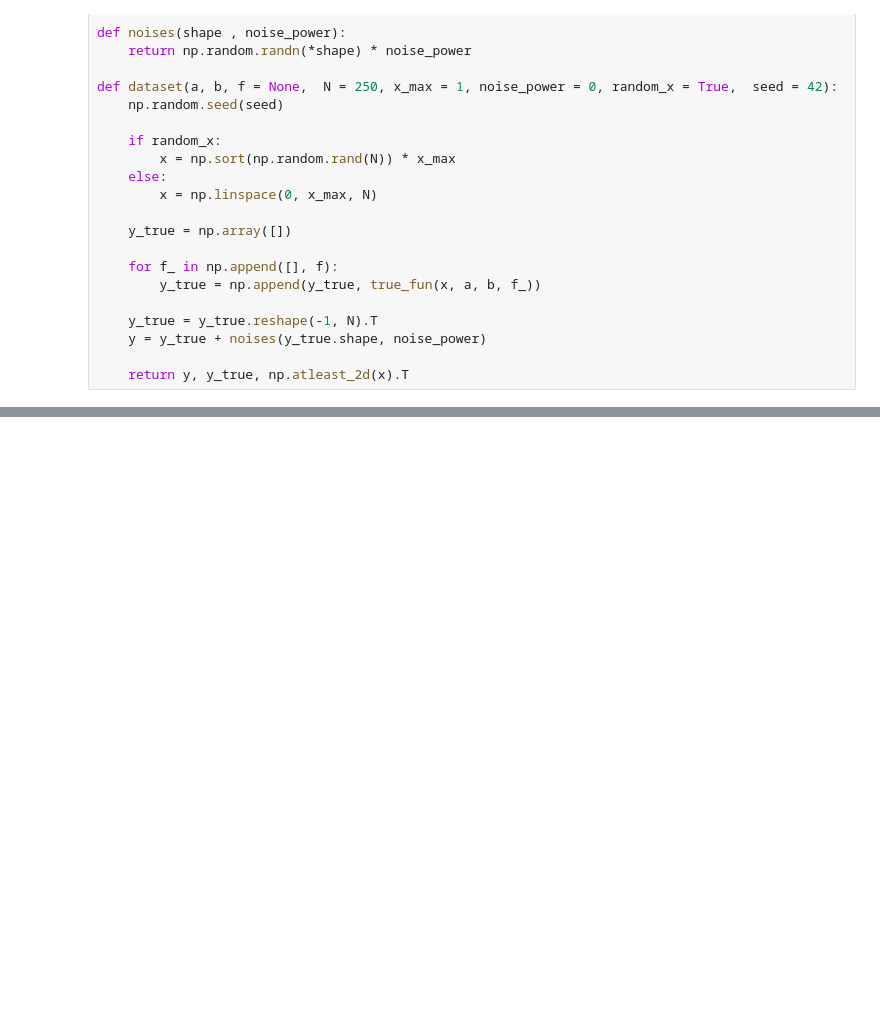
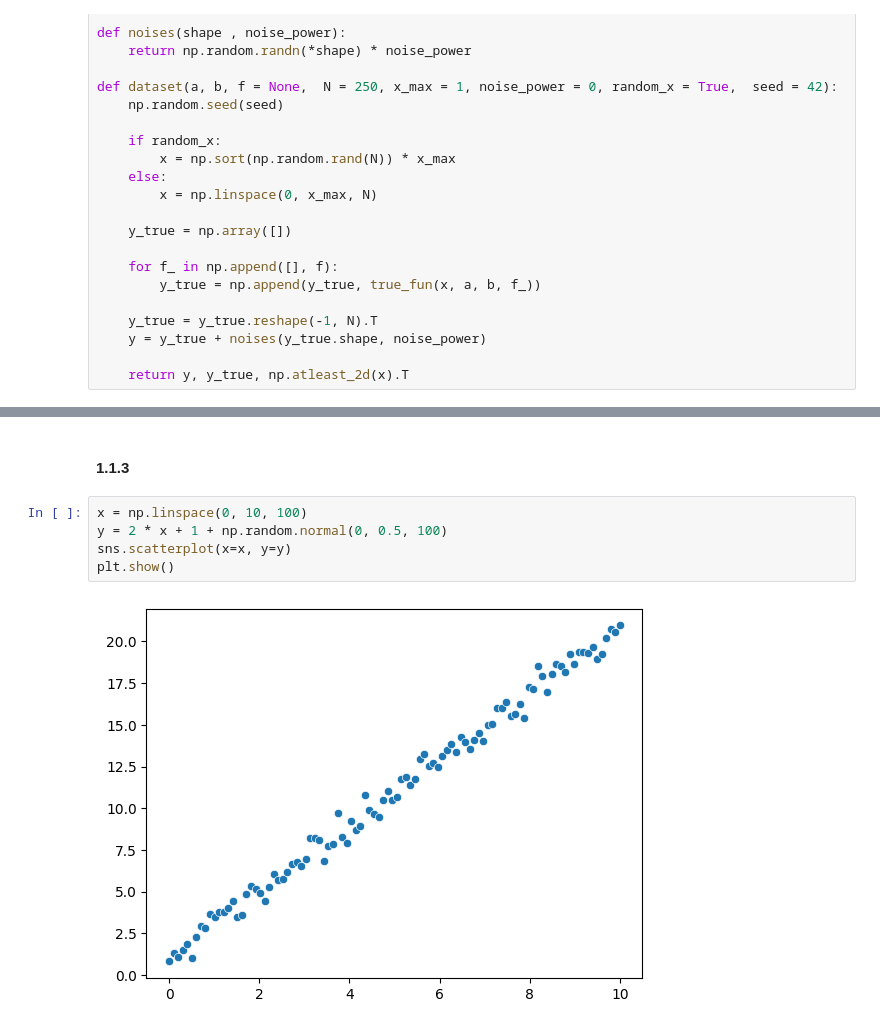
Before and after one commit to modernpacifist/engineering-of-machine-learning-urfu, a Jupyter notebook: math-basics-of-machine-learning/Notebooks/HW2_MBML.ipynb, the cells around one changed output, grey strips where cells are left out. Saved outputs shown, nothing was run; the diff lists cells and outputs as text; blank space fills up the shorter version.

```diff
--- a/math-basics-of-machine-learning/Notebooks/HW2_MBML.ipynb
+++ b/math-basics-of-machine-learning/Notebooks/HW2_MBML.ipynb
@@ -74,0 +58,9 @@ plt.scatter(x=intervals, y=linear_data_x)
+# %% [markdown]
+#### 1.1.3
+# %%
+x = np.linspace(0, 10, 100)
+y = 2 * x + 1 + np.random.normal(0, 0.5, 100)
+sns.scatterplot(x=x, y=y)
+plt.show()
+# %% [output]
+[figure, added]
```
Also changed, not shown: parts of 14 cells of this notebook.
